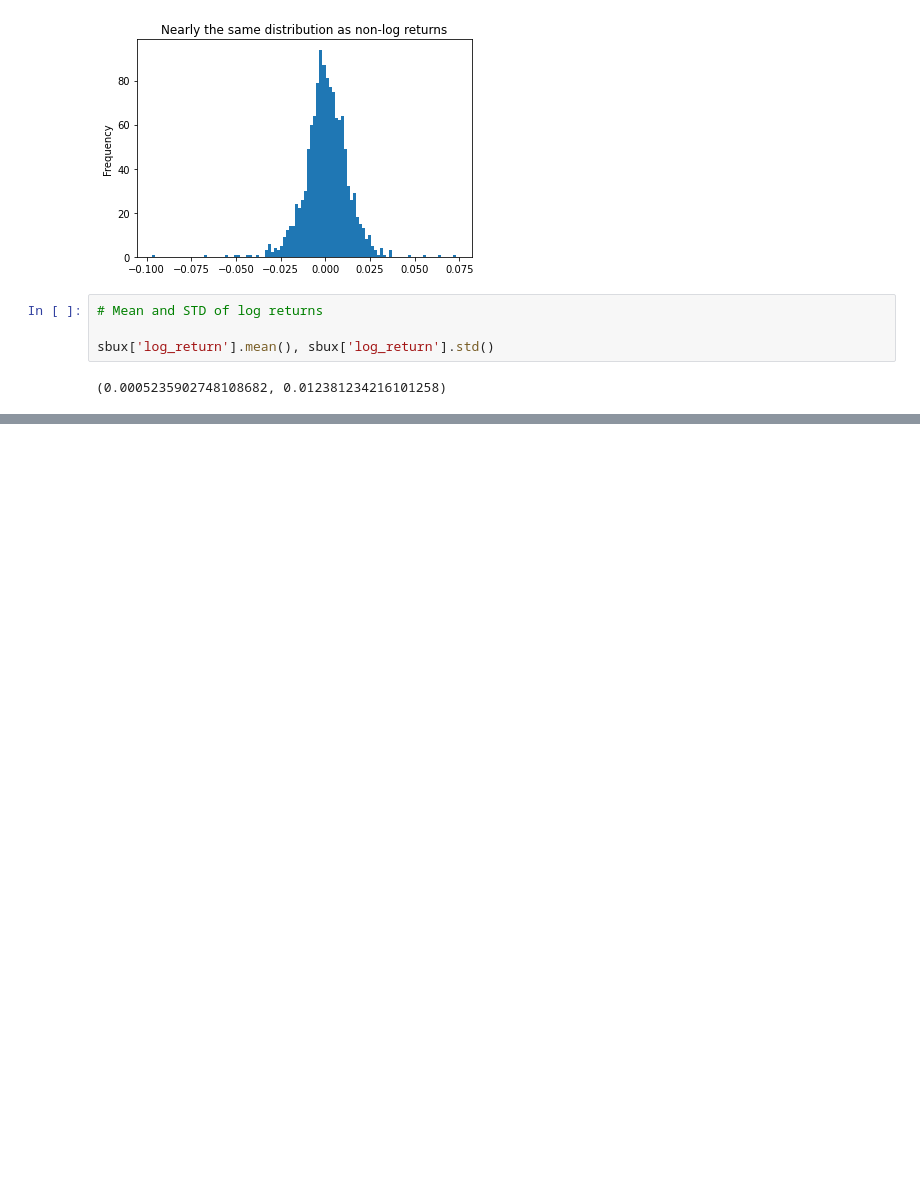
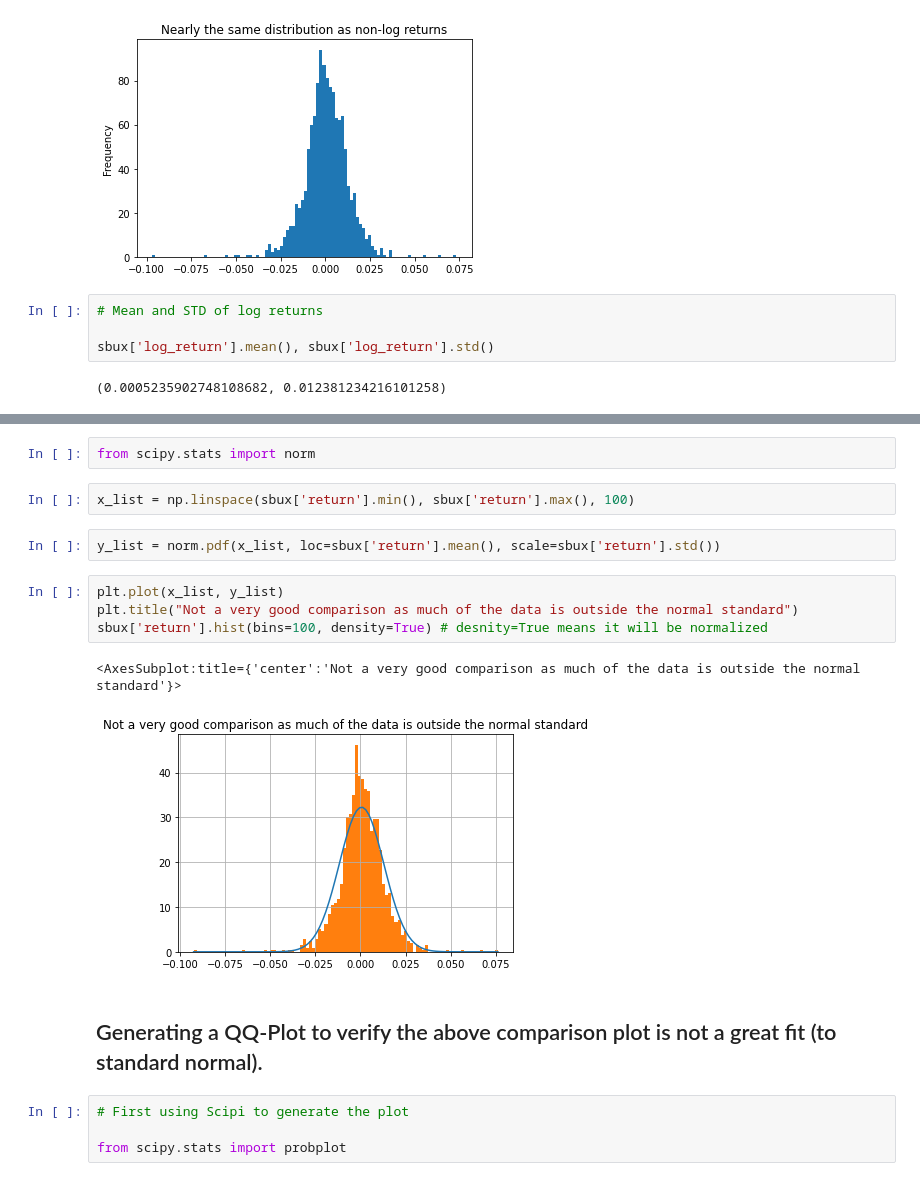
Before and after one commit to StevenSigil/Financial-Engineering-and-AI-with-Python-Project, a Jupyter notebook: my_files/03-financial_data_statistics.ipynb, the cells around one changed output, grey strips where cells are left out. Cells and saved outputs as stored; diff of their text form; blank space fills up the shorter version.

Commit message:
Finished the QQ-Plots section and added my notes for the t-Distribution section.

```diff
--- a/my_files/03-financial_data_statistics.ipynb
+++ b/my_files/03-financial_data_statistics.ipynb
@@ -109,0 +122,19 @@ sbux['log_return'].mean(), sbux['log_return'].std()
+# %%
+from scipy.stats import norm
+# %%
+x_list = np.linspace(sbux['return'].min(), sbux['return'].max(), 100)
+# %%
+y_list = norm.pdf(x_list, loc=sbux['return'].mean(), scale=sbux['return'].std())
+# %%
+plt.plot(x_list, y_list)
+plt.title("Not a very good comparison as much of the data is outside the normal standard")
+sbux['return'].hist(bins=100, density=True) # desnity=True means it will be normalized
+# %% [output]
+<AxesSubplot:title={'center':'Not a very good comparison as much of the data is outside the normal standard'}>
+[figure, added]
+# %% [markdown]
+## Generating a QQ-Plot to verify the above comparison plot is not a great fit (to standard normal).
+# %%
+# First using Scipi to generate the plot
+
+from scipy.stats import probplot
```
Also changed, not shown: parts of 10 cells of this notebook, 1 other file.
